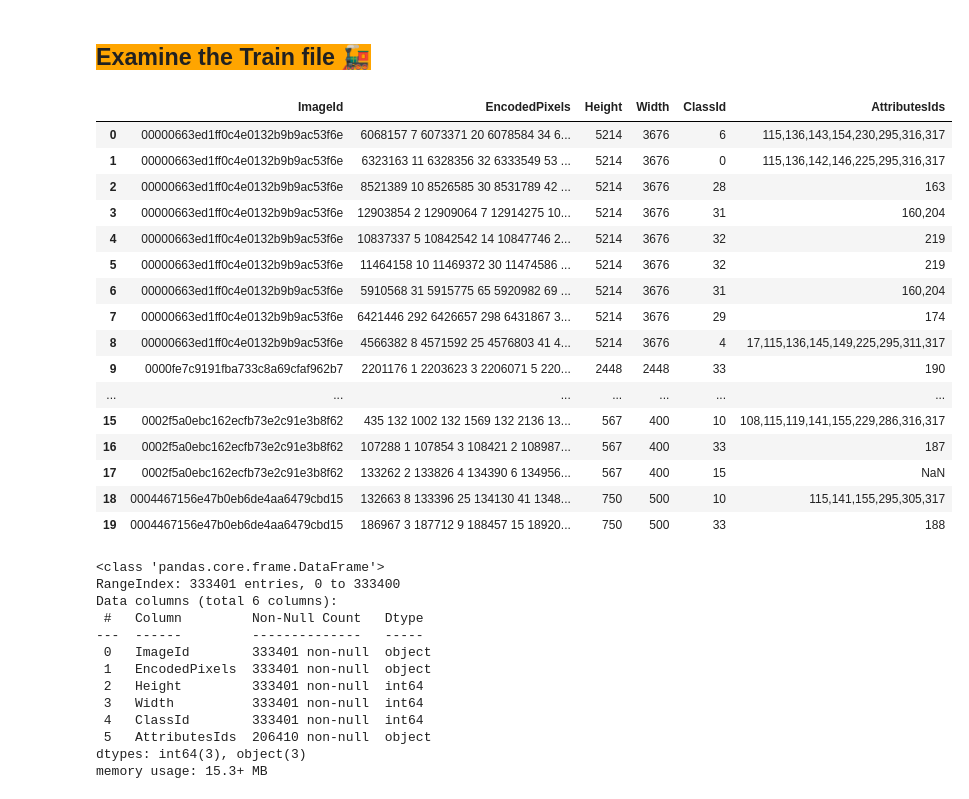
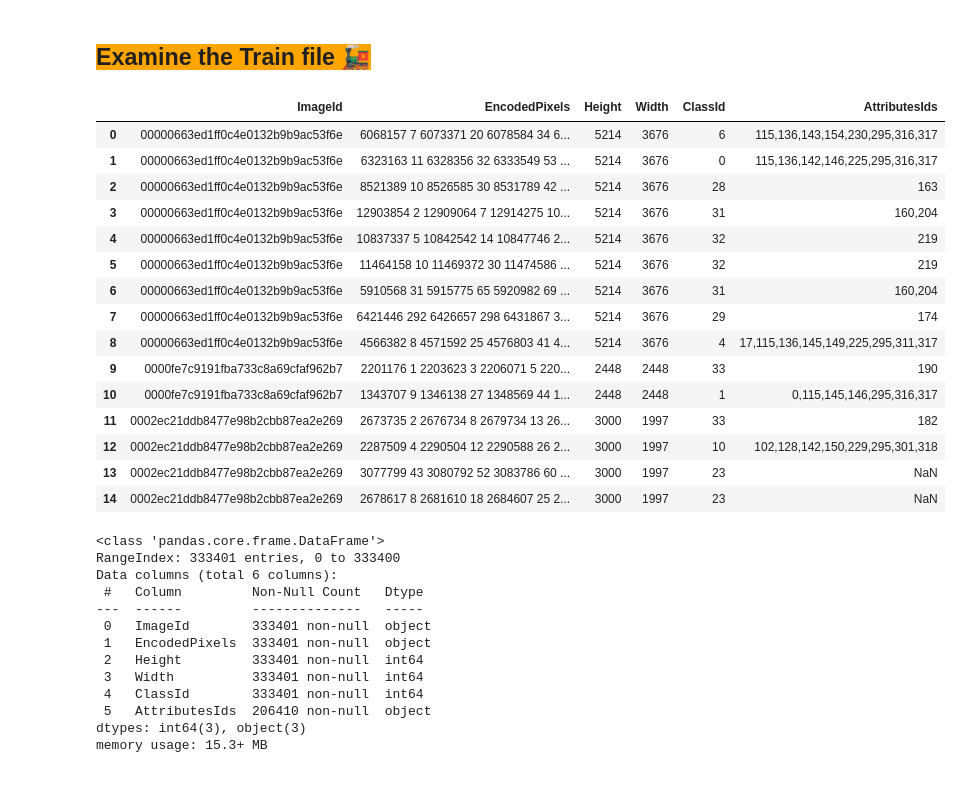
Before and after one commit to StyleVerse/Outfit-Recommender, a Jupyter notebook: notebooks/Step2_EDA/Step2_EDA_iMaterialist.ipynb, the cells around one changed output. Saved outputs shown, nothing was run; the diff lists cells and outputs as text; code cells hidden in the pictures.

```diff
--- a/notebooks/Step2_EDA/Step2_EDA_iMaterialist.ipynb
+++ b/notebooks/Step2_EDA/Step2_EDA_iMaterialist.ipynb
@@ -663,25 +684,24 @@ train_df = pd.read_csv("/Volumes/MiniGator/Projects/Datasets/iMaterialist/train.
 # %% [markdown]
 ## <span style='background :orange' > Examine the Train file 🚂</span>
 # %%
-train_df.head(20)
+train_df.head(15)
 # %% [output]
 |  | ImageId | EncodedPixels | Height | Width | ClassId | AttributesIds |
 | 0 | 00000663ed1ff0c4e0132b9b9ac53f6e | 6068157 7 6073371 20 6078584 34 6... | 5214 | 3676 | 6 | 115,136,143,154,230,295,316,317 |
 | 1 | 00000663ed1ff0c4e0132b9b9ac53f6e | 6323163 11 6328356 32 6333549 53 ... | 5214 | 3676 | 0 | 115,136,142,146,225,295,316,317 |
 | 2 | 00000663ed1ff0c4e0132b9b9ac53f6e | 8521389 10 8526585 30 8531789 42 ... | 5214 | 3676 | 28 | 163 |
 | 3 | 00000663ed1ff0c4e0132b9b9ac53f6e | 12903854 2 12909064 7 12914275 10... | 5214 | 3676 | 31 | 160,204 |
 | 4 | 00000663ed1ff0c4e0132b9b9ac53f6e | 10837337 5 10842542 14 10847746 2... | 5214 | 3676 | 32 | 219 |
 | 5 | 00000663ed1ff0c4e0132b9b9ac53f6e | 11464158 10 11469372 30 11474586 ... | 5214 | 3676 | 32 | 219 |
 | 6 | 00000663ed1ff0c4e0132b9b9ac53f6e | 5910568 31 5915775 65 5920982 69 ... | 5214 | 3676 | 31 | 160,204 |
 | 7 | 00000663ed1ff0c4e0132b9b9ac53f6e | 6421446 292 6426657 298 6431867 3... | 5214 | 3676 | 29 | 174 |
 | 8 | 00000663ed1ff0c4e0132b9b9ac53f6e | 4566382 8 4571592 25 4576803 41 4... | 5214 | 3676 | 4 | 17,115,136,145,149,225,295,311,317 |
 | 9 | 0000fe7c9191fba733c8a69cfaf962b7 | 2201176 1 2203623 3 2206071 5 220... | 2448 | 2448 | 33 | 190 |
-| ... | ... | ... | ... | ... | ... | ... |
-| 15 | 0002f5a0ebc162ecfb73e2c91e3b8f62 | 435 132 1002 132 1569 132 2136 13... | 567 | 400 | 10 | 108,115,119,141,155,229,286,316,317 |
-| 16 | 0002f5a0ebc162ecfb73e2c91e3b8f62 | 107288 1 107854 3 108421 2 108987... | 567 | 400 | 33 | 187 |
-| 17 | 0002f5a0ebc162ecfb73e2c91e3b8f62 | 133262 2 133826 4 134390 6 134956... | 567 | 400 | 15 | NaN |
-| 18 | 0004467156e47b0eb6de4aa6479cbd15 | 132663 8 133396 25 134130 41 1348... | 750 | 500 | 10 | 115,141,155,295,305,317 |
-| 19 | 0004467156e47b0eb6de4aa6479cbd15 | 186967 3 187712 9 188457 15 18920... | 750 | 500 | 33 | 188 |
+| 10 | 0000fe7c9191fba733c8a69cfaf962b7 | 1343707 9 1346138 27 1348569 44 1... | 2448 | 2448 | 1 | 0,115,145,146,295,316,317 |
+| 11 | 0002ec21ddb8477e98b2cbb87ea2e269 | 2673735 2 2676734 8 2679734 13 26... | 3000 | 1997 | 33 | 182 |
+| 12 | 0002ec21ddb8477e98b2cbb87ea2e269 | 2287509 4 2290504 12 2290588 26 2... | 3000 | 1997 | 10 | 102,128,142,150,229,295,301,318 |
+| 13 | 0002ec21ddb8477e98b2cbb87ea2e269 | 3077799 43 3080792 52 3083786 60 ... | 3000 | 1997 | 23 | NaN |
+| 14 | 0002ec21ddb8477e98b2cbb87ea2e269 | 2678617 8 2681610 18 2684607 25 2... | 3000 | 1997 | 23 | NaN |
 # %%
 train_df.info()
 # %% [output]
```
Also changed, not shown: parts of 28 cells of this notebook.
